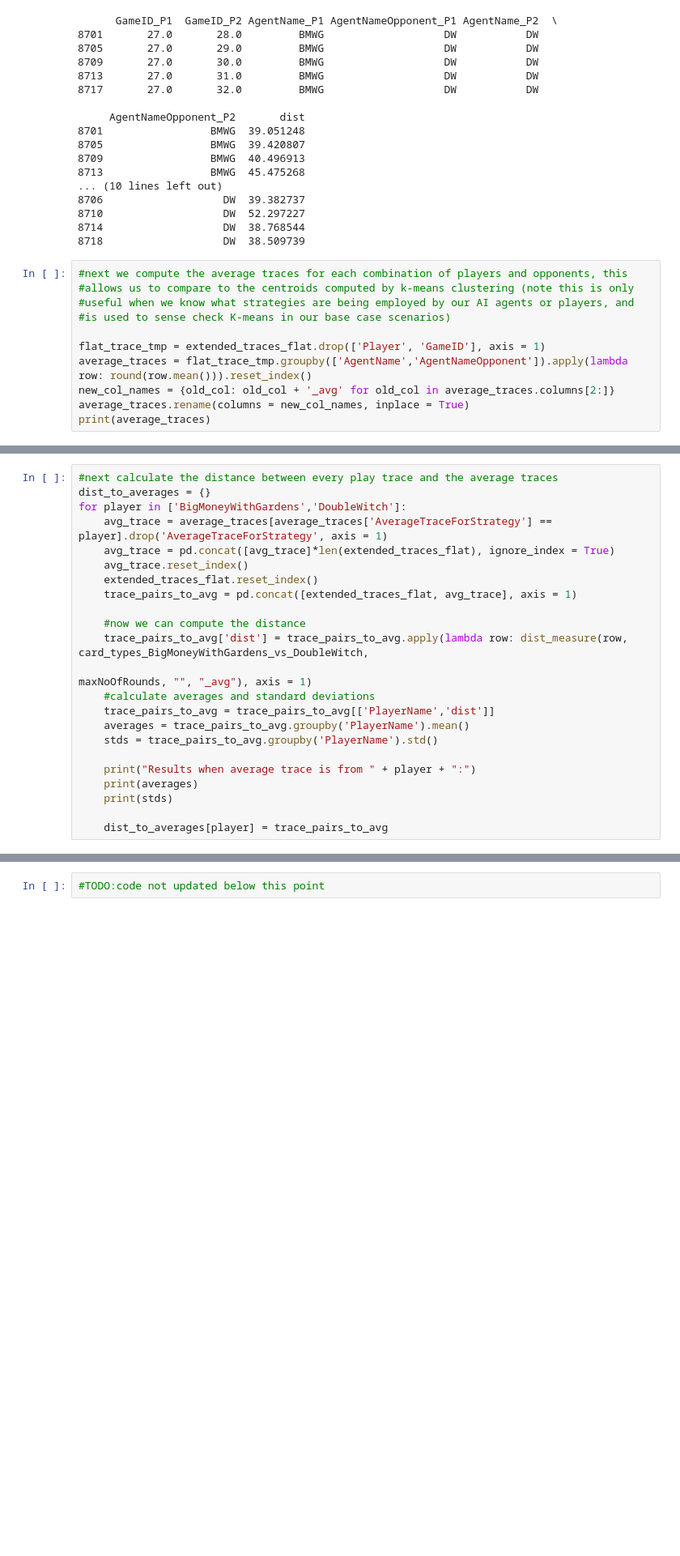
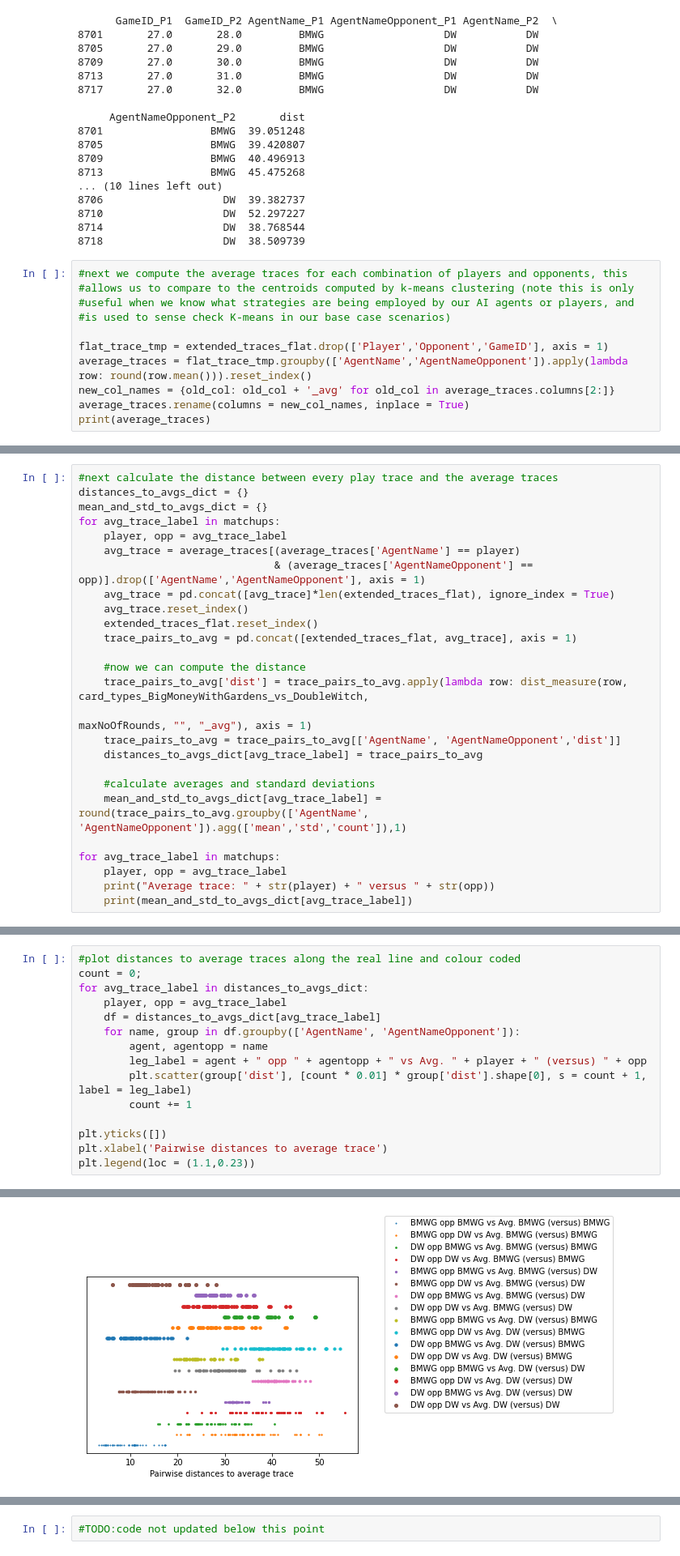
Before and after one commit to owenant/DominionPlayTraceClustering, a Jupyter notebook: PlayTraceAnalysisFromTAG.ipynb, the cells around one changed output, grey strips where cells are left out. Shown at 81% size. Drawn from its saved outputs; the diff is of its cells as text; blank space fills up the shorter version.

```diff
--- a/PlayTraceAnalysisFromTAG.ipynb
+++ b/PlayTraceAnalysisFromTAG.ipynb
@@ -447,7 +447,7 @@ print(example2)
 #useful when we know what strategies are being employed by our AI agents or players, and
 #is used to sense check K-means in our base case scenarios)
 
-flat_trace_tmp = extended_traces_flat.drop(['Player', 'GameID'], axis = 1)
+flat_trace_tmp = extended_traces_flat.drop(['Player','Opponent','GameID'], axis = 1)
 average_traces = flat_trace_tmp.groupby(['AgentName','AgentNameOpponent']).apply(lambda row: round(row.mean())).reset_index()
 new_col_names = {old_col: old_col + '_avg' for old_col in average_traces.columns[2:]}
 average_traces.rename(columns = new_col_names, inplace = True)
@@ -455,8 +473,11 @@ print(average_traces)
 # %%
 #next calculate the distance between every play trace and the average traces
-dist_to_averages = {}
-for player in ['BigMoneyWithGardens','DoubleWitch']:
-    avg_trace = average_traces[average_traces['AverageTraceForStrategy'] == player].drop('AverageTraceForStrategy', axis = 1)
+distances_to_avgs_dict = {}
+mean_and_std_to_avgs_dict = {}
+for avg_trace_label in matchups:
+    player, opp = avg_trace_label
+    avg_trace = average_traces[(average_traces['AgentName'] == player)
+                               & (average_traces['AgentNameOpponent'] == opp)].drop(['AgentName','AgentNameOpponent'], axis = 1)
     avg_trace = pd.concat([avg_trace]*len(extended_traces_flat), ignore_index = True)
     avg_trace.reset_index()
     extended_traces_flat.reset_index()
@@ -465,13 +486,13 @@ for player in ['BigMoneyWithGardens','DoubleWitch']:
     #now we can compute the distance
     trace_pairs_to_avg['dist'] = trace_pairs_to_avg.apply(lambda row: dist_measure(row, card_types_BigMoneyWithGardens_vs_DoubleWitch,
                                                                                         maxNoOfRounds, "", "_avg"), axis = 1)
+    trace_pairs_to_avg = trace_pairs_to_avg[['AgentName', 'AgentNameOpponent','dist']]
+    distances_to_avgs_dict[avg_trace_label] = trace_pairs_to_avg
+
     #calculate averages and standard deviations
-    trace_pairs_to_avg = trace_pairs_to_avg[['PlayerName','dist']]
-    averages = trace_pairs_to_avg.groupby('PlayerName').mean()
-    stds = trace_pairs_to_avg.groupby('PlayerName').std()
+    mean_and_std_to_avgs_dict[avg_trace_label] = round(trace_pairs_to_avg.groupby(['AgentName', 'AgentNameOpponent']).agg(['mean','std','count']),1)
 
-    print("Results when average trace is from " + player + ":")
-    print(averages)
-    print(stds)
-
-    dist_to_averages[player] = trace_pairs_to_avg
+for avg_trace_label in matchups:
+    player, opp = avg_trace_label
+    print("Average trace: " + str(player) + " versus " + str(opp))
+    print(mean_and_std_to_avgs_dict[avg_trace_label])
@@ -490,0 +517,16 @@ plt.legend(loc = (1.1,0.77))
+# %%
+#plot distances to average traces along the real line and colour coded
+count = 0;
+for avg_trace_label in distances_to_avgs_dict:
+    player, opp = avg_trace_label
+    df = distances_to_avgs_dict[avg_trace_label]
+    for name, group in df.groupby(['AgentName', 'AgentNameOpponent']):
+        agent, agentopp = name
+        leg_label = agent + " opp " + agentopp + " vs Avg. " + player + " (versus) " + opp
+        plt.scatter(group['dist'], [count * 0.01] * group['dist'].shape[0], s = count + 1, label = leg_label)
+        count += 1
+
+plt.yticks([])
+plt.xlabel('Pairwise distances to average trace')
+plt.legend(loc = (1.1,0.23))
+# %% [output]
@@ -490,0 +534 @@ plt.legend(loc = (1.1,0.77))
+[figure, added]
```
Also changed, not shown: parts of 8 cells of this notebook.
